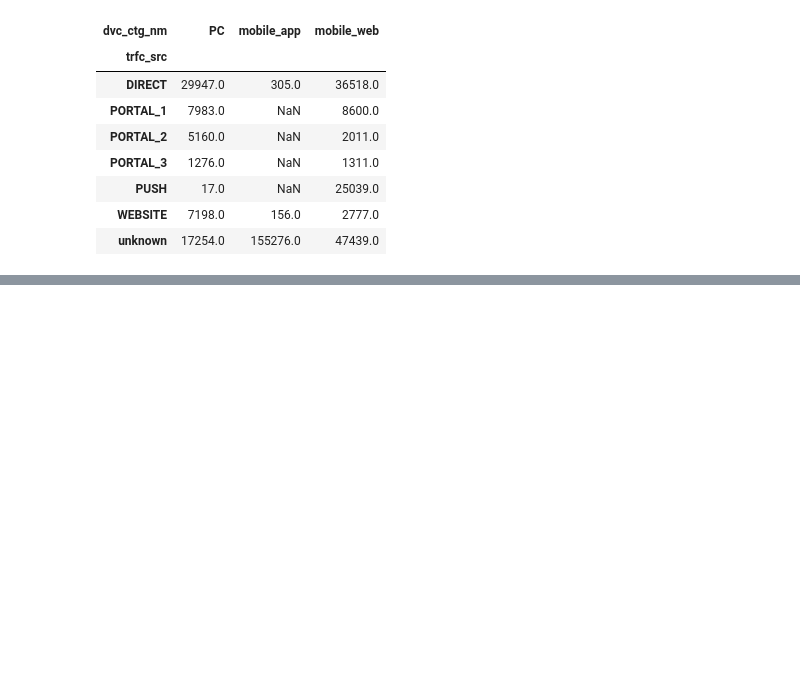
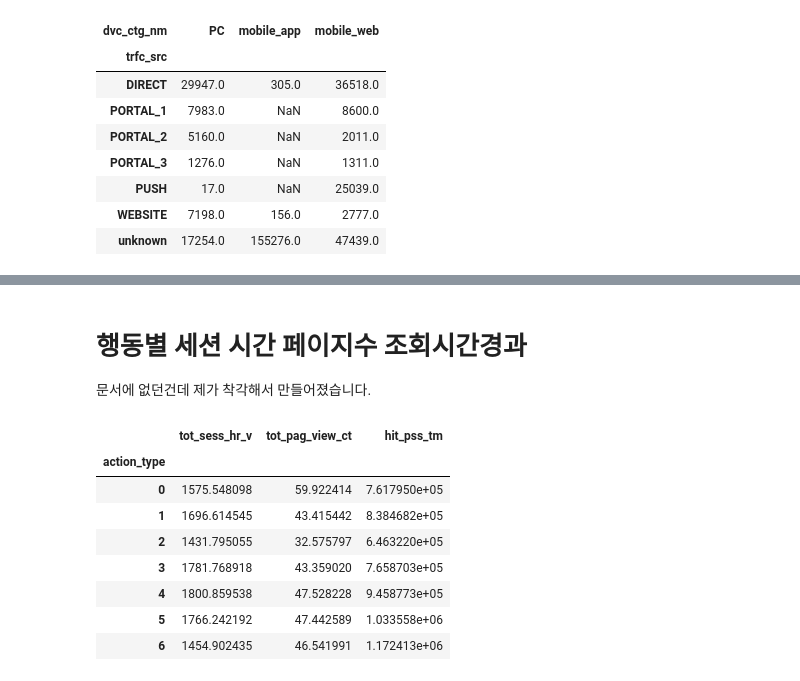
Before and after one commit to GyuYoungCho/Lpoint-Competition, a Jupyter notebook: project/point_cut/EDA.ipynb, the cells around one changed output, grey strips where cells are left out. Saved outputs shown, nothing was run; the diff lists cells and outputs as text; code cells hidden in the pictures; blank space fills up the shorter version.

```diff
--- a/project/point_cut/EDA.ipynb
+++ b/project/point_cut/EDA.ipynb
@@ -118,0 +214,11 @@ oai_pivot
+# %%
+oai1 = OAI[OAI["action_type"]==0]
+oai7 = OAI[OAI["action_type"]==7].reset_index(drop=True)
+oai6 = OAI[OAI["action_type"]==6]
+# %%
+from tqdm import tqdm
+for i in tqdm(range(oai7.shape[0])):
+    oai6 = oai6.drop(oai6[((oai6["clnt_id"]==oai7["clnt_id"][i])&(oai6["trans_id"]==oai7["trans_id"][i]))].index)
+# %%
+oai0 = OAI[(OAI["action_type"]!=7)&(OAI["action_type"]!=6)]
+OAI = pd.concat([oai0,oai6],axis=0)
@@ -119,2 +270,19 @@ oai_pivot
+# %% [markdown]
+# 행동별 세션 시간 페이지수 조회시간경과
+문서에 없던건데 제가 착각해서 만들어졌습니다.
+# %%
+oai_time = OAI[["action_type","tot_sess_hr_v","tot_pag_view_ct","hit_pss_tm"]]
+oai_time_group = oai_time.groupby("action_type").mean()
+oai_time_group
+# %% [output]
+|  | tot_sess_hr_v | tot_pag_view_ct | hit_pss_tm |
+| action_type |  |  |  |
+| 0 | 1575.548098 | 59.922414 | 7.617950e+05 |
+| 1 | 1696.614545 | 43.415442 | 8.384682e+05 |
+| 2 | 1431.795055 | 32.575797 | 6.463220e+05 |
+| 3 | 1781.768918 | 43.359020 | 7.658703e+05 |
+| 4 | 1800.859538 | 47.528228 | 9.458773e+05 |
+| 5 | 1766.242192 | 47.442589 | 1.033558e+06 |
+| 6 | 1454.902435 | 46.541991 | 1.172413e+06 |
 # %%
 # %% [output]
```
Also changed, not shown: parts of 20 cells of this notebook, 1 other file.
